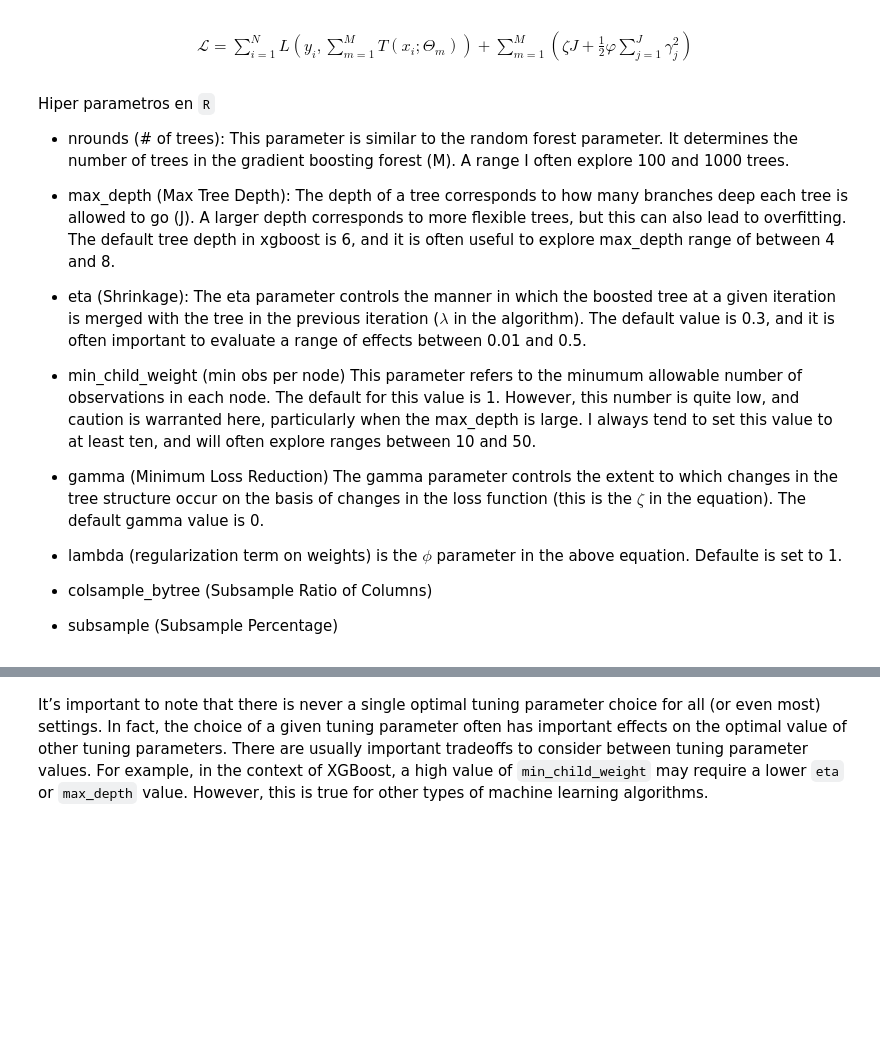
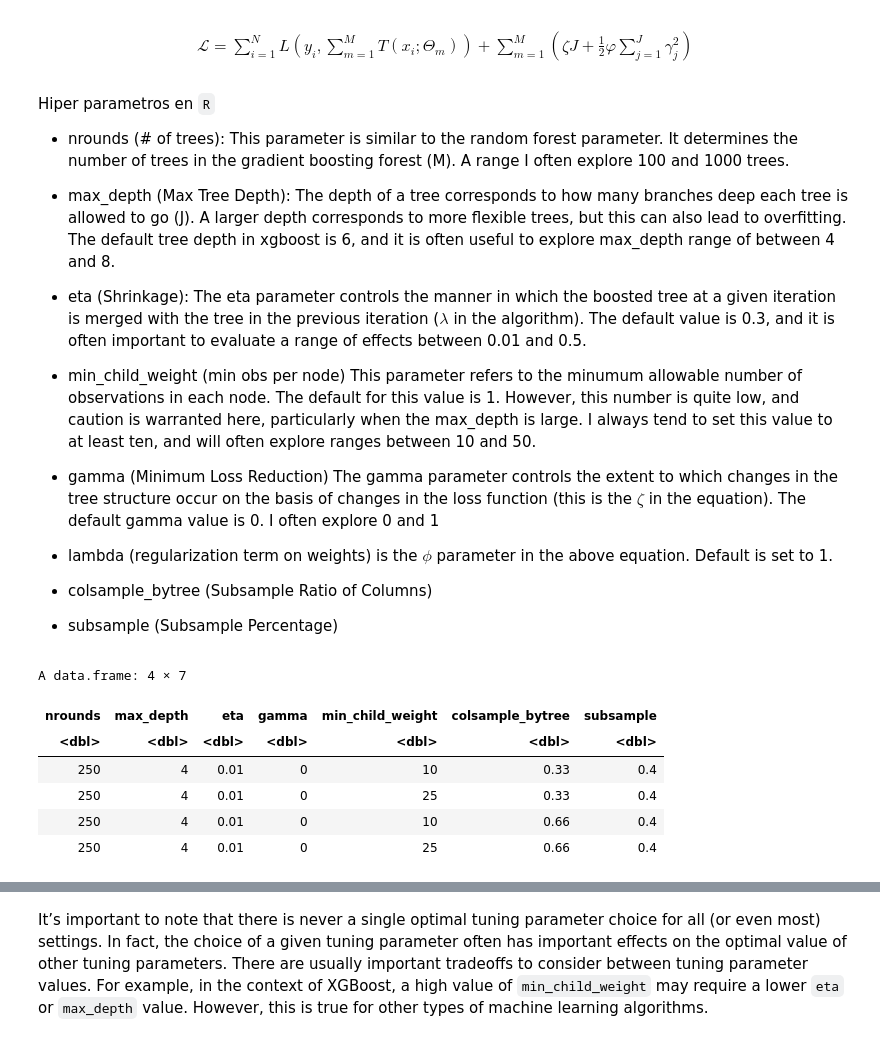
Before and after one commit to ignaciomsarmiento/BDML_202401, a Jupyter notebook: Modulo05/Modulo05_TreeMethods.ipynb, the cells around one changed output, grey strips where cells are left out. Saved outputs shown, nothing was run; the diff lists cells and outputs as text; code cells hidden in the pictures; blank space fills up the shorter version.

```diff
--- a/Modulo05/Modulo05_TreeMethods.ipynb
+++ b/Modulo05/Modulo05_TreeMethods.ipynb
@@ -389,9 +515,9 @@ Hiper parametros en `R`
 
 - min_child_weight (min obs per node) This parameter refers to the minumum allowable number of observations in each node. The default for this value is 1. However, this number is quite low, and caution is warranted here, particularly when the max_depth is large. I always tend to set this value to at least ten, and will often explore ranges between 10 and 50.
 
-- gamma (Minimum Loss Reduction) The gamma parameter controls the extent to which changes in the tree structure occur on the basis of changes in the loss function (this is the $\zeta$ in the equation). The default gamma value is 0.
+- gamma (Minimum Loss Reduction) The gamma parameter controls the extent to which changes in the tree structure occur on the basis of changes in the loss function (this is the $\zeta$ in the equation). The default gamma value is 0.  I often explore 0 and 1
 
-- lambda (regularization term on weights) is the $\phi$ parameter in the above equation. Defaulte is set to 1.
+- lambda (regularization term on weights) is the $\phi$ parameter in the above equation. Default is set to 1.
 
 - colsample_bytree (Subsample Ratio of Columns)
 
@@ -399,15 +525,23 @@ Hiper parametros en `R`
 # %%
 
 
 grid_xbgoost <- expand.grid(nrounds = c(250),
                             max_depth = c(4),
                             eta = c(0.01),
                             gamma = c(0),
                             min_child_weight = c(10, 25),
-                            colsample_bytree = c(0.7),
-                            subsample = c(0.6))
+                            colsample_bytree = c(0.33,0.66),
+                            subsample = c(0.4))
 
 grid_xbgoost
+# %% [output]
+A data.frame: 4 × 7
+| nrounds | max_depth | eta | gamma | min_child_weight | colsample_bytree | subsample |
+| <dbl> | <dbl> | <dbl> | <dbl> | <dbl> | <dbl> | <dbl> |
+| 250 | 4 | 0.01 | 0 | 10 | 0.33 | 0.4 |
+| 250 | 4 | 0.01 | 0 | 25 | 0.33 | 0.4 |
+| 250 | 4 | 0.01 | 0 | 10 | 0.66 | 0.4 |
+| 250 | 4 | 0.01 | 0 | 25 | 0.66 | 0.4 |
 # %%
 
 set.seed(1011)
```
Also changed, not shown: parts of 25 cells of this notebook.
